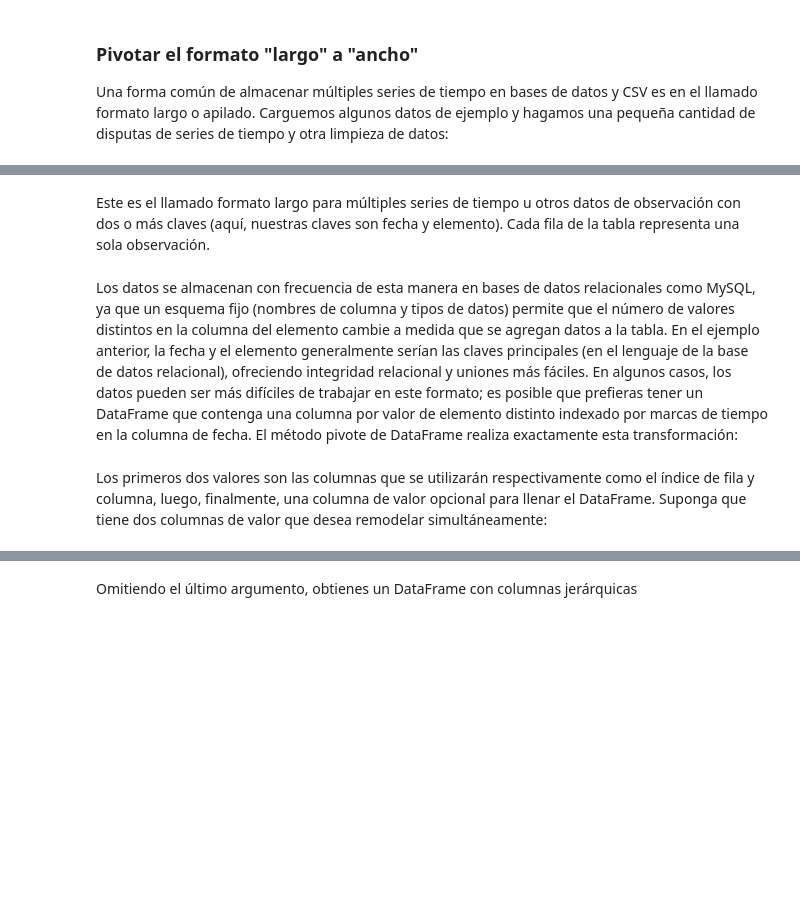
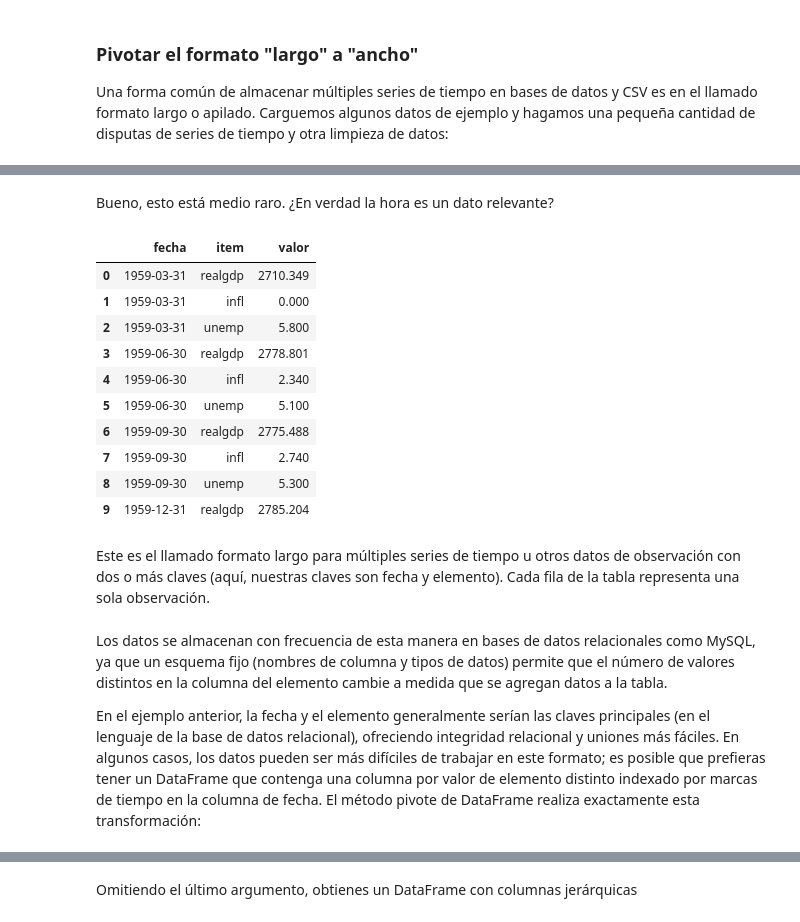
Before and after one commit to ri1965/DataScience, a Jupyter notebook: 6.Gestion_de_datos/Gestion_de_datos.ipynb, the cells around one changed output, grey strips where cells are left out. Saved outputs shown, nothing was run; the diff lists cells and outputs as text; code cells hidden in the pictures; blank space fills up the shorter version.

Commit message:
Correccion de codigo duplicado y se mejora el tratamiento de formato de fecha en el ejemplo de series temporales

```diff
--- a/6.Gestion_de_datos/Gestion_de_datos.ipynb
+++ b/6.Gestion_de_datos/Gestion_de_datos.ipynb
@@ -299,16 +625,15 @@ data.head()
 # %%
-periodos = pd.PeriodIndex(year=data.year, quarter=data.quarter,
-                         name='fecha')
-
-'''
-El método PeriodIndex combina las columnas de año y trimestre
-para crear un tipo de intervalo de tiempo.
-
-'''
+periodos = pd.PeriodIndex(year=data.year, quarter=data.quarter, name='fecha') #El método PeriodIndex combina las columnas de año y trimestre
+                                                                              # para crear un tipo de intervalo de tiempo.
 
 columnas = pd.Index(['realgdp', 'infl', 'unemp'], name='item')
-data = data.reindex(columns=columnas)
-data.index = periodos.to_timestamp('D', 'end')
+data = data.reindex(columns=columnas) # reindex le cambia el indice a un Dataframe
+
+data.index = periodos.to_timestamp(freq='D', how = 'end') # Castea los valores "year-quarter" que definimos arriba a tipo DateTimeIndex
+# freq = 'D' is "default"
+# Si el parametro how = "start" --> Para el year: 1959, quarter: 01 asignará el valor "1959-01-01"
+# Si el parametro how= "end" --> Asignará el valor "1959-03-31"
+
 ldata = data.stack().reset_index().rename(columns={0: 'valor'})
 # %%
 ldata[:10]
@@ -315,4 +652,24 @@ ldata[:10]
+# %% [markdown]
+Bueno, esto está medio raro. ¿En verdad la hora es un dato relevante?
+# %%
+import datetime as dt
+ldata['fecha'] = ldata['fecha'].dt.strftime('%Y-%m-%d')
+ldata.head(10)
+# %% [output]
+|  | fecha | item | valor |
+| 0 | 1959-03-31 | realgdp | 2710.349 |
+| 1 | 1959-03-31 | infl | 0.000 |
+| 2 | 1959-03-31 | unemp | 5.800 |
+| 3 | 1959-06-30 | realgdp | 2778.801 |
+| 4 | 1959-06-30 | infl | 2.340 |
+| 5 | 1959-06-30 | unemp | 5.100 |
+| 6 | 1959-09-30 | realgdp | 2775.488 |
+| 7 | 1959-09-30 | infl | 2.740 |
+| 8 | 1959-09-30 | unemp | 5.300 |
+| 9 | 1959-12-31 | realgdp | 2785.204 |
 # %% [markdown]
 Este es el llamado formato largo para múltiples series de tiempo u otros datos de observación con dos o más claves (aquí, nuestras claves son fecha y elemento). Cada fila de la tabla representa una sola observación.
 # %% [markdown]
-Los datos se almacenan con frecuencia de esta manera en bases de datos relacionales como MySQL, ya que un esquema fijo (nombres de columna y tipos de datos) permite que el número de valores distintos en la columna del elemento cambie a medida que se agregan datos a la tabla. En el ejemplo anterior, la fecha y el elemento generalmente serían las claves principales (en el lenguaje de la base de datos relacional), ofreciendo integridad relacional y uniones más fáciles. En algunos casos, los datos pueden ser más difíciles de trabajar en este formato; es posible que prefieras tener un DataFrame que contenga una columna por valor de elemento distinto indexado por marcas de tiempo en la columna de fecha. El método pivote de DataFrame realiza exactamente esta transformación:
+Los datos se almacenan con frecuencia de esta manera en bases de datos relacionales como MySQL, ya que un esquema fijo (nombres de columna y tipos de datos) permite que el número de valores distintos en la columna del elemento cambie a medida que se agregan datos a la tabla.
+
+En el ejemplo anterior, la fecha y el elemento generalmente serían las claves principales (en el lenguaje de la base de datos relacional), ofreciendo integridad relacional y uniones más fáciles. En algunos casos, los datos pueden ser más difíciles de trabajar en este formato; es posible que prefieras tener un DataFrame que contenga una columna por valor de elemento distinto indexado por marcas de tiempo en la columna de fecha. El método pivote de DataFrame realiza exactamente esta transformación:
@@ -322,2 +675,0 @@ pivoted
-# %% [markdown]
-Los primeros dos valores son las columnas que se utilizarán respectivamente como el índice de fila y columna, luego, finalmente, una columna de valor opcional para llenar el DataFrame. Suponga que tiene dos columnas de valor que desea remodelar simultáneamente:
```
Also changed, not shown: parts of 72 cells of this notebook.
